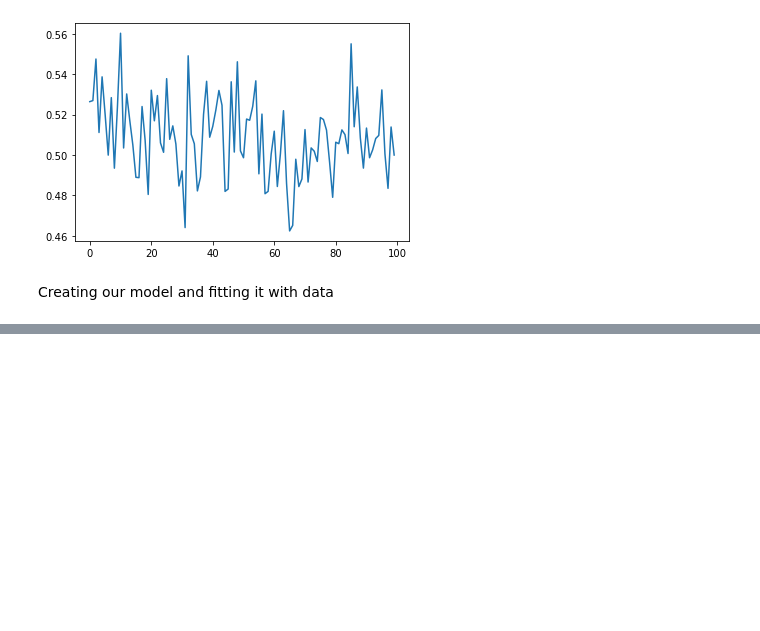
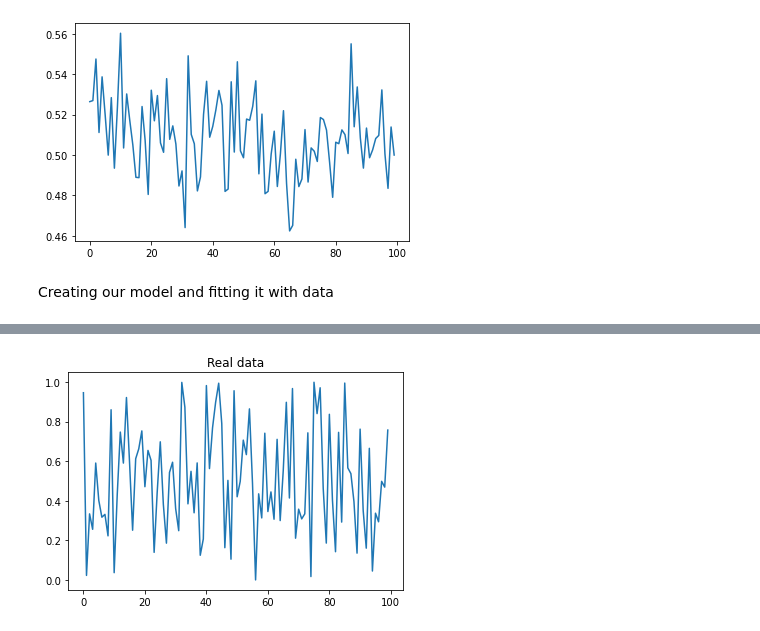
Before and after one commit to Mansoorinho/ML_lab_S20-21, a Jupyter notebook: Lab_01/Lab_01.ipynb, the cells around one changed output, grey strips where cells are left out. Cells and saved outputs as stored; diff of their text form; code cells hidden in the pictures; blank space fills up the shorter version.

```diff
--- a/Lab_01/Lab_01.ipynb
+++ b/Lab_01/Lab_01.ipynb
@@ -304,0 +311,6 @@ yhat = np.add(b0,firstB,secondB)
+# %%
+plt.plot(y)
+plt.title("Real data")
+plt.show()
+# %% [output]
+[figure, added]
```
Also changed, not shown: parts of 3 cells of this notebook.
